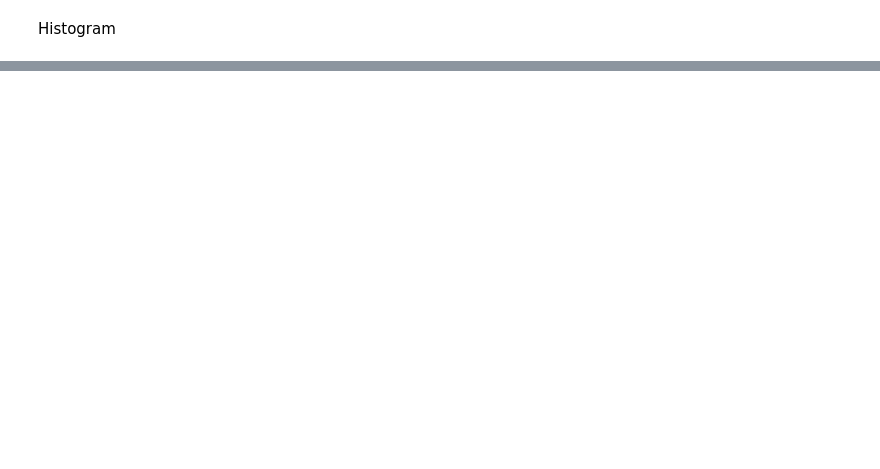
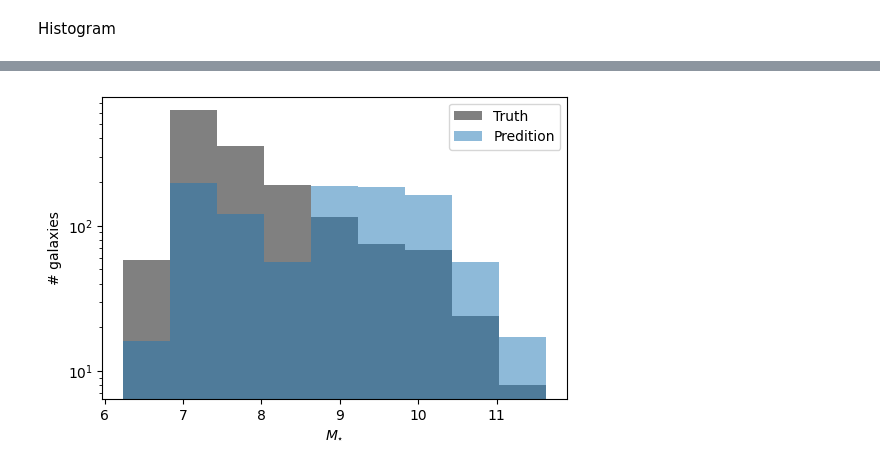
Before and after one commit to DataDrivenGalaxyEvolution/galevo23-tutorials, a Jupyter notebook: week-2/tutorial_on_halo-galaxy_connection/halo-galaxy_connection.ipynb, the cells around one changed output, grey strips where cells are left out. Saved outputs shown, nothing was run; the diff lists cells and outputs as text; code cells hidden in the pictures; blank space fills up the shorter version.

Commit message:
Including SMOGN

```diff
--- a/week-2/tutorial_on_halo-galaxy_connection/halo-galaxy_connection.ipynb
+++ b/week-2/tutorial_on_halo-galaxy_connection/halo-galaxy_connection.ipynb
@@ -704,0 +756,19 @@ To predict
+# %%
+rg_mtrx = [
+    [7.0, 1],  ## over-sample ("minority")
+    [9.0, 0]  ## under-sample ("majority")
+]
+# %%
+df_sm = smogn.smoter(data = df_train, y = "M_g", rel_ctrl_pts_rg = rg_mtrx)
+# %%
+bins = np.linspace(np.min(df['M_g']), np.max(df['M_g']), 10)
+
+plt.figure(dpi = 100)
+plt.hist(df['M_g'], bins = bins, color = 'gray', label = 'Truth')
+plt.hist(df_sm['M_g'], bins = bins, color = 'C0', alpha = 0.5, label = 'Predition')
+plt.xlabel(r'$M_{\star}$')
+plt.ylabel(r'# galaxies')
+plt.legend()
+plt.yscale('log')
+# %% [output]
+[figure, added]
```
Also changed, not shown: parts of 19 cells of this notebook.
